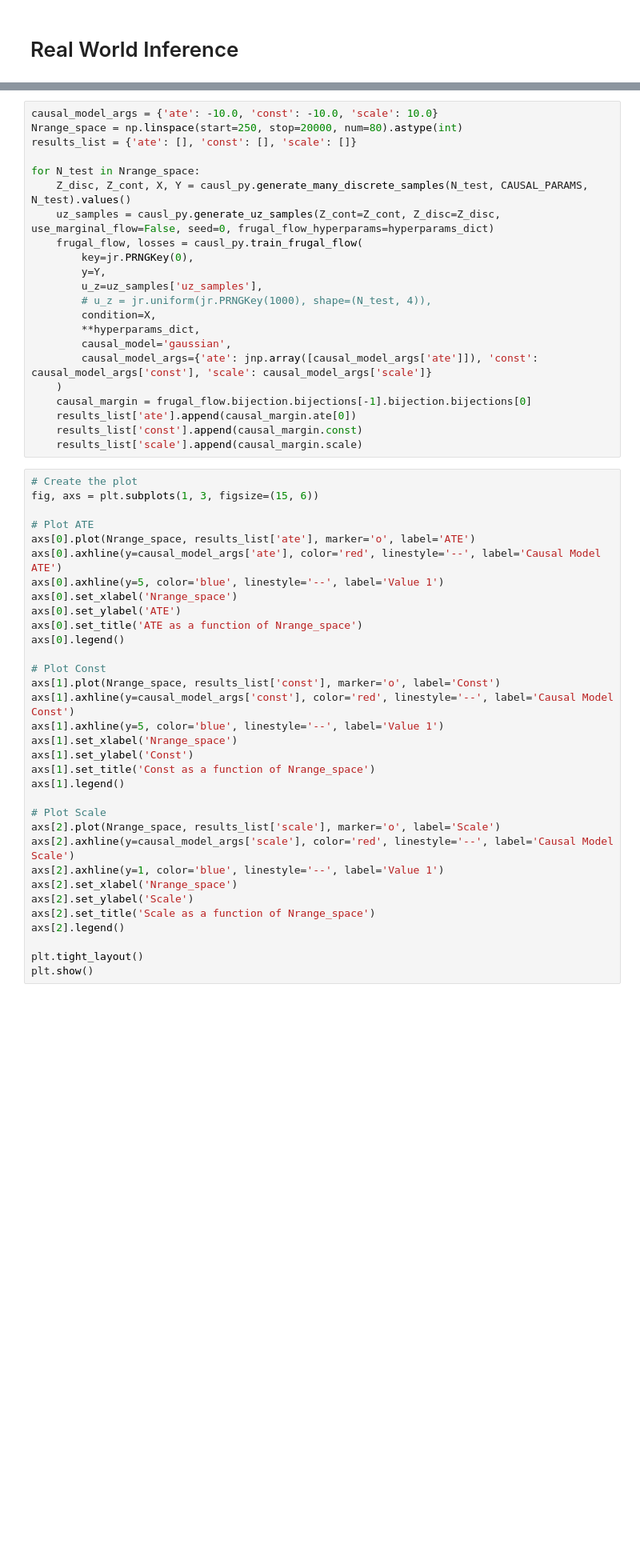
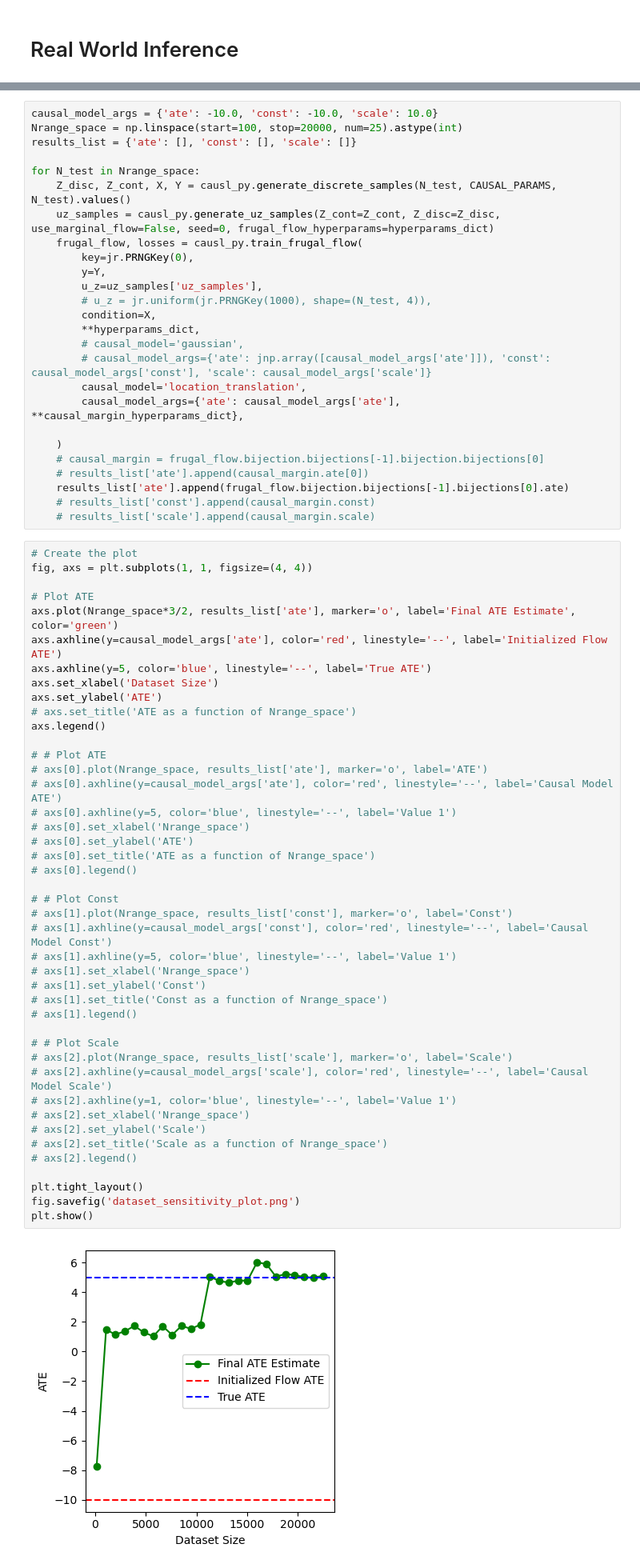
Before and after one commit to llaurabatt/frugal-flows, a Jupyter notebook: validation/realworld_inference.ipynb, the cells around one changed output, grey strips where cells are left out. Shown at 80% size. Saved outputs shown, nothing was run; the diff lists cells and outputs as text; blank space fills up the shorter version.

Commit message:
Checkpointing NEURIPS figures

```diff
--- a/validation/realworld_inference.ipynb
+++ b/validation/realworld_inference.ipynb
@@ -122,10 +139,10 @@ def dict_to_dataframe(data):
 # %%
 causal_model_args = {'ate': -10.0, 'const': -10.0, 'scale': 10.0}
-Nrange_space = np.linspace(start=250, stop=20000, num=80).astype(int)
+Nrange_space = np.linspace(start=100, stop=20000, num=25).astype(int)
 results_list = {'ate': [], 'const': [], 'scale': []}
 
 for N_test in Nrange_space:
-    Z_disc, Z_cont, X, Y = causl_py.generate_many_discrete_samples(N_test, CAUSAL_PARAMS, N_test).values()
+    Z_disc, Z_cont, X, Y = causl_py.generate_discrete_samples(N_test, CAUSAL_PARAMS, N_test).values()
     uz_samples = causl_py.generate_uz_samples(Z_cont=Z_cont, Z_disc=Z_disc, use_marginal_flow=False, seed=0, frugal_flow_hyperparams=hyperparams_dict)
     frugal_flow, losses = causl_py.train_frugal_flow(
         key=jr.PRNGKey(0),
@@ -134,43 +151,59 @@ for N_test in Nrange_space:
         # u_z = jr.uniform(jr.PRNGKey(1000), shape=(N_test, 4)),
         condition=X,
         **hyperparams_dict,
-        causal_model='gaussian',
-        causal_model_args={'ate': jnp.array([causal_model_args['ate']]), 'const': causal_model_args['const'], 'scale': causal_model_args['scale']}
+        # causal_model='gaussian',
+        # causal_model_args={'ate': jnp.array([causal_model_args['ate']]), 'const': causal_model_args['const'], 'scale': causal_model_args['scale']}
+        causal_model='location_translation',
+        causal_model_args={'ate': causal_model_args['ate'], **causal_margin_hyperparams_dict},
+
     )
-    causal_margin = frugal_flow.bijection.bijections[-1].bijection.bijections[0]
-    results_list['ate'].append(causal_margin.ate[0])
-    results_list['const'].append(causal_margin.const)
-    results_list['scale'].append(causal_margin.scale)
+    # causal_margin = frugal_flow.bijection.bijections[-1].bijection.bijections[0]
+    # results_list['ate'].append(causal_margin.ate[0])
+    results_list['ate'].append(frugal_flow.bijection.bijections[-1].bijections[0].ate)
+    # results_list['const'].append(causal_margin.const)
+    # results_list['scale'].append(causal_margin.scale)
 # %%
 # Create the plot
-fig, axs = plt.subplots(1, 3, figsize=(15, 6))
+fig, axs = plt.subplots(1, 1, figsize=(4, 4))
 
 # Plot ATE
-axs[0].plot(Nrange_space, results_list['ate'], marker='o', label='ATE')
-axs[0].axhline(y=causal_model_args['ate'], color='red', linestyle='--', label='Causal Model ATE')
-axs[0].axhline(y=5, color='blue', linestyle='--', label='Value 1')
-axs[0].set_xlabel('Nrange_space')
-axs[0].set_ylabel('ATE')
-axs[0].set_title('ATE as a function of Nrange_space')
-axs[0].legend()
+axs.plot(Nrange_space*3/2, results_list['ate'], marker='o', label='Final ATE Estimate', color='green')
+axs.axhline(y=causal_model_args['ate'], color='red', linestyle='--', label='Initialized Flow ATE')
+axs.axhline(y=5, color='blue', linestyle='--', label='True ATE')
+axs.set_xlabel('Dataset Size')
+axs.set_ylabel('ATE')
+# axs.set_title('ATE as a function of Nrange_space')
+axs.legend()
 
-# Plot Const
-axs[1].plot(Nrange_space, results_list['const'], marker='o', label='Const')
-axs[1].axhline(y=causal_model_args['const'], color='red', linestyle='--', label='Causal Model Const')
-axs[1].axhline(y=5, color='blue', linestyle='--', label='Value 1')
-axs[1].set_xlabel('Nrange_space')
-axs[1].set_ylabel('Const')
-axs[1].set_title('Const as a function of Nrange_space')
-axs[1].legend()
+# # Plot ATE
+# axs[0].plot(Nrange_space, results_list['ate'], marker='o', label='ATE')
+# axs[0].axhline(y=causal_model_args['ate'], color='red', linestyle='--', label='Causal Model ATE')
+# axs[0].axhline(y=5, color='blue', linestyle='--', label='Value 1')
+# axs[0].set_xlabel('Nrange_space')
+# axs[0].set_ylabel('ATE')
+# axs[0].set_title('ATE as a function of Nrange_space')
+# axs[0].legend()
 
-# Plot Scale
-axs[2].plot(Nrange_space, results_list['scale'], marker='o', label='Scale')
-axs[2].axhline(y=causal_model_args['scale'], color='red', linestyle='--', label='Causal Model Scale')
-axs[2].axhline(y=1, color='blue', linestyle='--', label='Value 1')
-axs[2].set_xlabel('Nrange_space')
-axs[2].set_ylabel('Scale')
-axs[2].set_title('Scale as a function of Nrange_space')
-axs[2].legend()
+# # Plot Const
+# axs[1].plot(Nrange_space, results_list['const'], marker='o', label='Const')
+# axs[1].axhline(y=causal_model_args['const'], color='red', linestyle='--', label='Causal Model Const')
+# axs[1].axhline(y=5, color='blue', linestyle='--', label='Value 1')
+# axs[1].set_xlabel('Nrange_space')
+# axs[1].set_ylabel('Const')
+# axs[1].set_title('Const as a function of Nrange_space')
+# axs[1].legend()
+
+# # Plot Scale
+# axs[2].plot(Nrange_space, results_list['scale'], marker='o', label='Scale')
+# axs[2].axhline(y=causal_model_args['scale'], color='red', linestyle='--', label='Causal Model Scale')
+# axs[2].axhline(y=1, color='blue', linestyle='--', label='Value 1')
+# axs[2].set_xlabel('Nrange_space')
+# axs[2].set_ylabel('Scale')
+# axs[2].set_title('Scale as a function of Nrange_space')
+# axs[2].legend()
 
 plt.tight_layout()
+fig.savefig('dataset_sensitivity_plot.png')
 plt.show()
+# %% [output]
+[figure, added]
```
Also changed, not shown: parts of 4 cells of this notebook, 4 other files.
